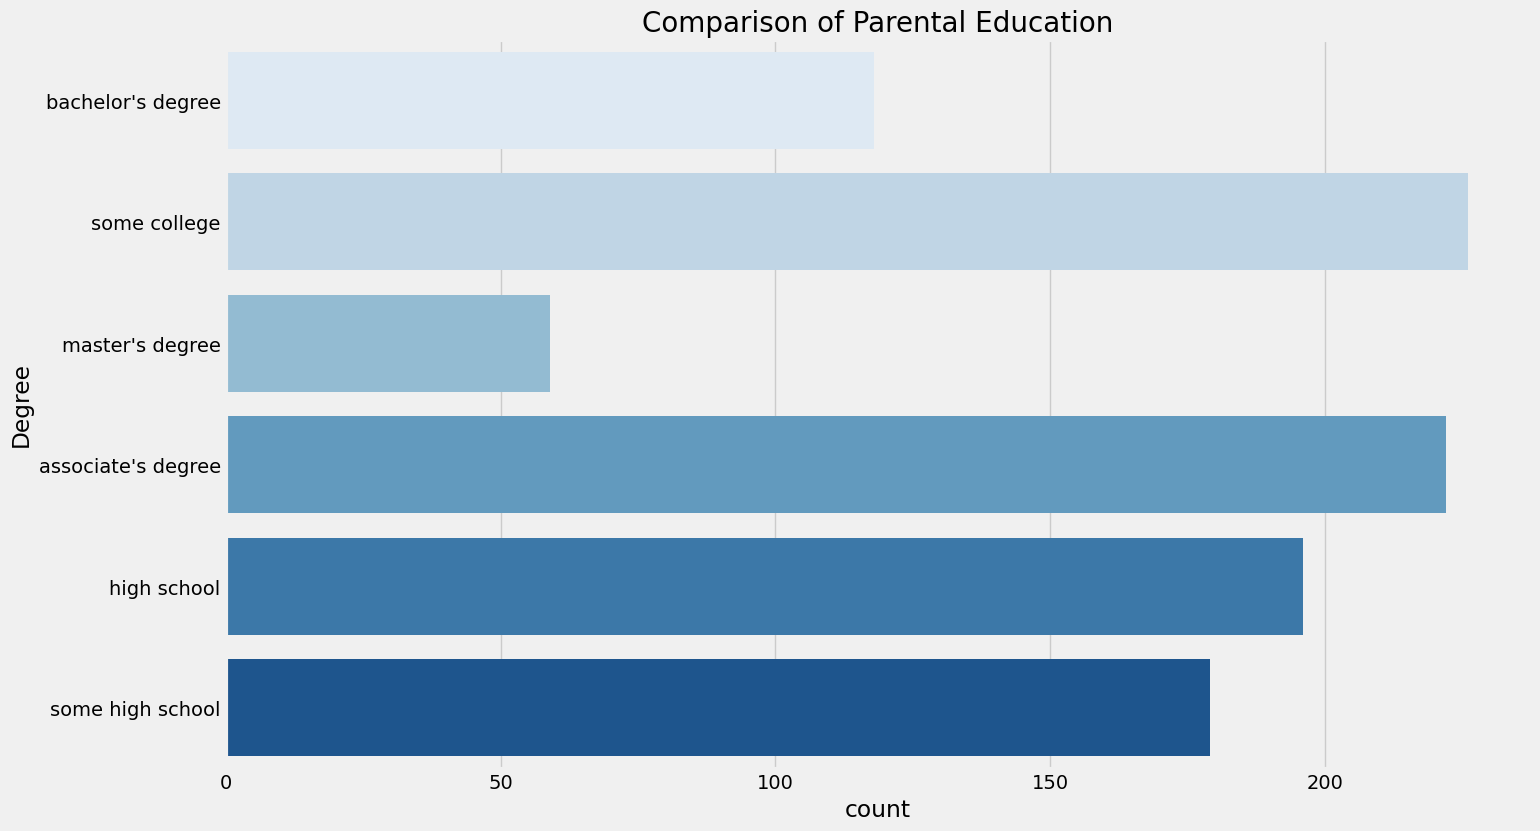
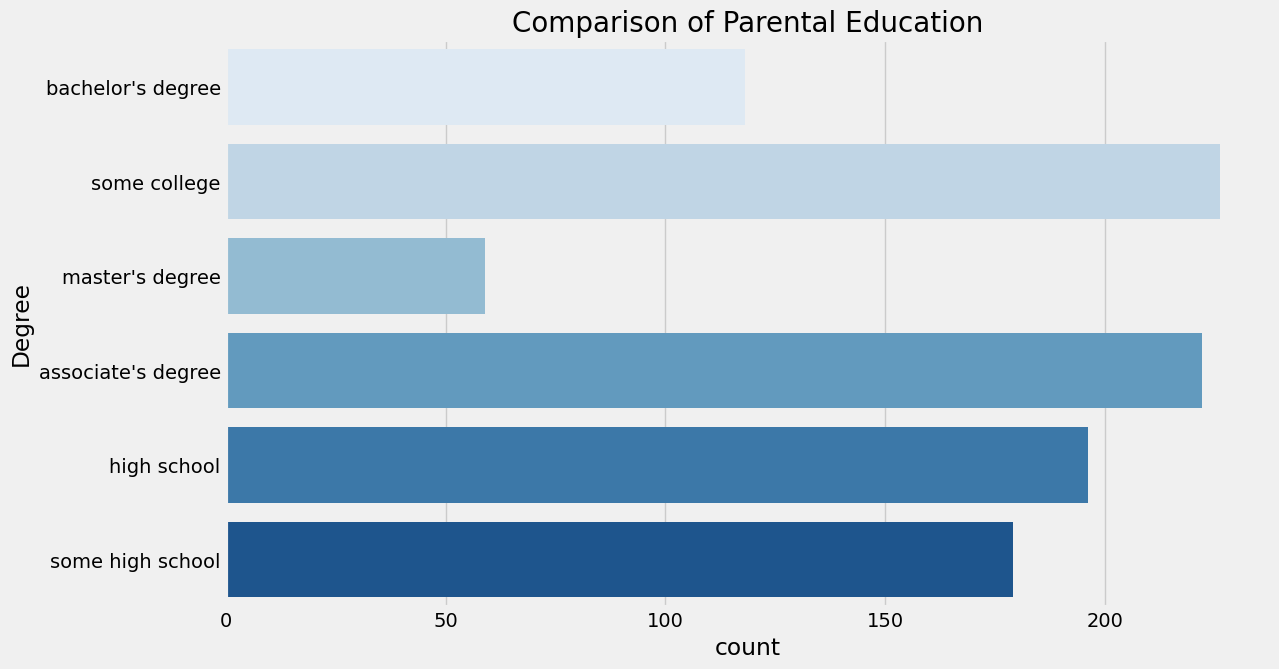
Unified diff of the notebook cell whose output changed from the first chart to the second:
--- before
+++ after
@@ -1,3 +1,3 @@
-plt.rcParams['figure.figsize'] = (15, 9)
+plt.rcParams['figure.figsize'] = (12, 7)
 plt.style.use('fivethirtyeight')
 sns.countplot(y='parental_level_of_education', data=df, palette='Blues')

Commit: notebooks updated with code